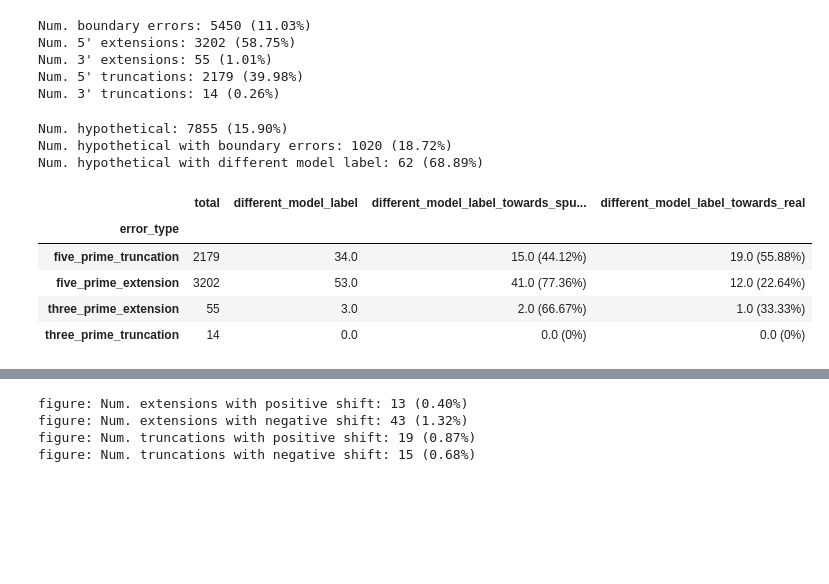
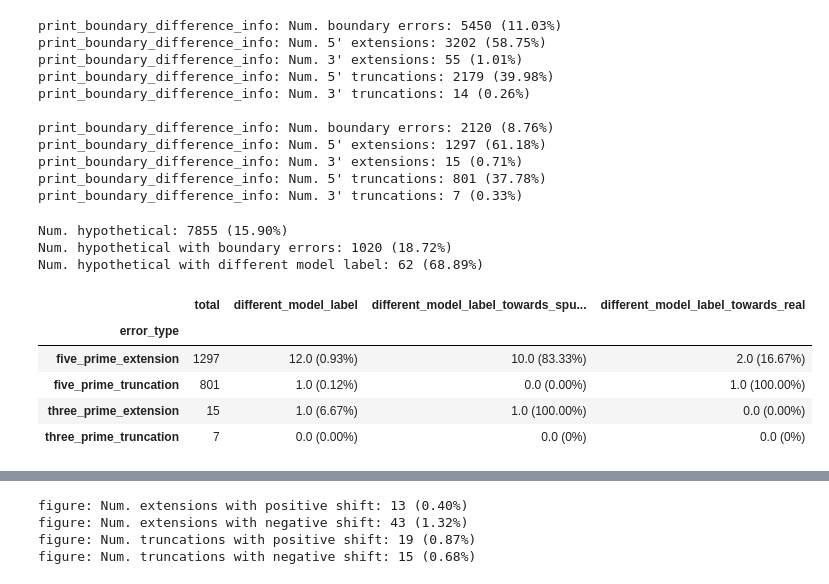
Before and after one commit to pipparichter/frugal, a Jupyter notebook: notebooks/results-2-si2.ipynb, the cells around one changed output, grey strips where cells are left out. Drawn from its saved outputs; the diff is of its cells as text; code cells hidden in the pictures; blank space fills up the shorter version.

```diff
--- a/notebooks/results-2-si2.ipynb
+++ b/notebooks/results-2-si2.ipynb
@@ -40,8 +40,12 @@ results_df['three_prime_truncation'] = is_three_prime_truncation(results_df)
 results_df['five_prime_truncation'] = is_five_prime_truncation(results_df)
 results_df['extension'] = results_df.three_prime_extension | results_df.five_prime_extension
 results_df['truncation'] = results_df.three_prime_truncation | results_df.five_prime_truncation
+results_df['nt_length'] = (results_df.top_hit_stop - results_df.top_hit_start + 1) # Length of the reference sequence in nucleotides.
 results_df['nt_length_diff'] = (results_df.query_stop - results_df.query_start) - (results_df.top_hit_stop - results_df.top_hit_start)
+results_df['fraction_length_diff'] = (results_df.nt_length + results_df.nt_length_diff) / results_df.nt_length
 results_df['model_output_1_diff'] = results_df.model_output_1 - results_df.top_hit_model_output_1 # Positive if the Prodigal sequence is more likely to be real, negative if less likely to be real.
+results_df['boundary_difference'] = results_df.extension | results_df.truncation
+results_df['confirmed_coordinates'] = results_df.top_hit_evidence_type == 'similar to AA sequence'
 
 # There are some cases where the start and stops align, but the Prodigal prediction has unknown amino acids. Will keep these in a seperate category.
 # assert np.all(results_df.exact_match ^ (results_df.extension | results_df.truncation)), 'None of the exact matches should be marked as extended or truncated.'
@@ -52,17 +81,32 @@ results_df = results_df[~((results_df.three_prime_extension | results_df.three_p
 # %%
-n_boundary_errors = (results_df.nt_length_diff != 0).sum()
-print('Num. boundary errors:', n_boundary_errors, f'({get_percent(n_boundary_errors, len(results_df))})')
+def print_boundary_difference_info(results_df:pd.DataFrame, confirmed_only:bool=False):
 
-print("Num. 5' extensions:", results_df.five_prime_extension.sum(), f'({get_percent(results_df.five_prime_extension.sum(), n_boundary_errors)})')
-print("Num. 3' extensions:", results_df.three_prime_extension.sum(), f'({get_percent(results_df.three_prime_extension.sum(), n_boundary_errors)})')
-print("Num. 5' truncations:", results_df.five_prime_truncation.sum(), f'({get_percent(results_df.five_prime_truncation.sum(), n_boundary_errors)})')
-print("Num. 3' truncations:", results_df.three_prime_truncation.sum(), f'({get_percent(results_df.three_prime_truncation.sum(), n_boundary_errors)})')
+    if confirmed_only:
+        results_df = results_df[results_df.top_hit_evidence_type == 'similar to AA sequence'].copy()
+
+    total = results_df.boundary_difference.sum()
+    print('print_boundary_difference_info: Num. boundary errors:', total, f'({get_percent(total, len(results_df))})')
+
+    print("print_boundary_difference_info: Num. 5' extensions:", results_df.five_prime_extension.sum(), f'({get_percent(results_df.five_prime_extension.sum(), total)})')
+    print("print_boundary_difference_info: Num. 3' extensions:", results_df.three_prime_extension.sum(), f'({get_percent(results_df.three_prime_extension.sum(), total)})')
+    print("print_boundary_difference_info: Num. 5' truncations:", results_df.five_prime_truncation.sum(), f'({get_percent(results_df.five_prime_truncation.sum(), total)})')
+    print("print_boundary_difference_info: Num. 3' truncations:", results_df.three_prime_truncation.sum(), f'({get_percent(results_df.three_prime_truncation.sum(), total)})', end='\n\n')
+
+# Possible that the error rate is being overestimated due to GeneMarkS-2 boundary errors, though it is difficult to be sure.
+print_boundary_difference_info(results_df)
+print_boundary_difference_info(results_df, confirmed_only=True)
 # %% [output]
-Num. boundary errors: 5450 (11.03%)
-Num. 5' extensions: 3202 (58.75%)
-Num. 3' extensions: 55 (1.01%)
-Num. 5' truncations: 2179 (39.98%)
-Num. 3' truncations: 14 (0.26%)
+print_boundary_difference_info: Num. boundary errors: 5450 (11.03%)
+print_boundary_difference_info: Num. 5' extensions: 3202 (58.75%)
+print_boundary_difference_info: Num. 3' extensions: 55 (1.01%)
+print_boundary_difference_info: Num. 5' truncations: 2179 (39.98%)
+print_boundary_difference_info: Num. 3' truncations: 14 (0.26%)
+
+print_boundary_difference_info: Num. boundary errors: 2120 (8.76%)
+print_boundary_difference_info: Num. 5' extensions: 1297 (61.18%)
+print_boundary_difference_info: Num. 3' extensions: 15 (0.71%)
+print_boundary_difference_info: Num. 5' truncations: 801 (37.78%)
+print_boundary_difference_info: Num. 3' truncations: 7 (0.33%)
 # %%
 is_diff_model_label = lambda df : (df.model_label != df.top_hit_model_label) # & (results_df.nt_length_diff != 0)
 
@@ -79,31 +123,38 @@ Num. hypothetical with different model label: 62 (68.89%)
 # %%
 error_types = ['five_prime_extension', 'three_prime_extension', 'five_prime_truncation', 'three_prime_truncation', 'other']
 conditions = [results_df[error_type] for error_type in error_types[:4]] + [((~results_df.exact_match) & (results_df.nt_length_diff == 0))]
 results_df['error_type'] = np.select(conditions, error_types, default='none')
 
-def table(results_df:pd.DataFrame):
+def table(results_df:pd.DataFrame, confirmed_only:bool=False):
+    if confirmed_only:
+        results_df = results_df[results_df.top_hit_evidence_type == 'similar to AA sequence'].copy()
+
+    # results_df['nt_length_diff'] = np.abs(results_df.nt_length_diff)
+    # results_df['length_diff_fraction'] = results_df.nt_length_diff / results_df.nt_length
+    # results_df = results_df[results_df.length_diff_fraction < 0.2]
+
     table_df = pd.DataFrame(index=pd.Series(results_df.error_type.unique(), name='error_type'))
     table_df['total'] = results_df.groupby('error_type').size()
     table_df['different_model_label'] = results_df[results_df.model_label != results_df.top_hit_model_label].groupby('error_type').size()
     table_df['different_model_label_towards_spurious'] = results_df[(results_df.model_label != results_df.top_hit_model_label) & (results_df.model_output_1_diff < 0)].groupby('error_type').size()
     table_df['different_model_label_towards_real'] = results_df[(results_df.model_label != results_df.top_hit_model_label) & (results_df.model_output_1_diff > 0)].groupby('error_type').size()
     table_df = table_df.fillna(0)
 
     table_df['different_model_label_towards_spurious'] = [f'{n} ({get_percent(n, total)})' for n, total in zip(table_df.different_model_label_towards_spurious, table_df['different_model_label'])]
     table_df['different_model_label_towards_real'] = [f'{n} ({get_percent(n, total)})' for n, total in zip(table_df.different_model_label_towards_real, table_df['different_model_label'])]
-    # table_df['different_model_label'] = [f'{n} ({get_percent(n, total)})' for n, total in zip(table_df.different_model_label, table_df['total'])]
+    table_df['different_model_label'] = [f'{n} ({get_percent(n, total)})' for n, total in zip(table_df.different_model_label, table_df['total'])]
     table_df = table_df[~table_df.index.isin(['none', 'other'])]
 
     return table_df
 
-table(results_df)
+table(results_df, confirmed_only=True)
 # %% [output]
 |  | total | different_model_label | different_model_label_towards_spu... | different_model_label_towards_real |
 | error_type |  |  |  |  |
-| five_prime_truncation | 2179 | 34.0 | 15.0 (44.12%) | 19.0 (55.88%) |
-| five_prime_extension | 3202 | 53.0 | 41.0 (77.36%) | 12.0 (22.64%) |
-| three_prime_extension | 55 | 3.0 | 2.0 (66.67%) | 1.0 (33.33%) |
-| three_prime_truncation | 14 | 0.0 | 0.0 (0%) | 0.0 (0%) |
+| five_prime_extension | 1297 | 12.0 (0.93%) | 10.0 (83.33%) | 2.0 (16.67%) |
+| five_prime_truncation | 801 | 1.0 (0.12%) | 0.0 (0.00%) | 1.0 (100.00%) |
+| three_prime_extension | 15 | 1.0 (6.67%) | 1.0 (100.00%) | 0.0 (0.00%) |
+| three_prime_truncation | 7 | 0.0 (0.00%) | 0.0 (0%) | 0.0 (0%) |
 # %%
 # Want to look into the boundary lengths which cause a label difference. Because it seems as though hypothetical proteins are more sensitive to boundary
 # adjustments, should separate by hypothetical proteins.
```
Also changed, not shown: parts of 5 cells of this notebook.
